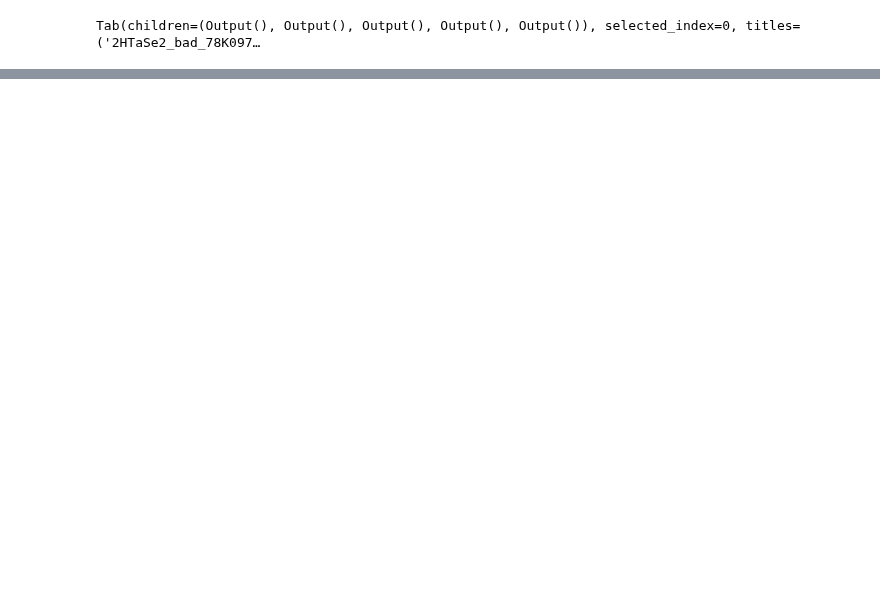
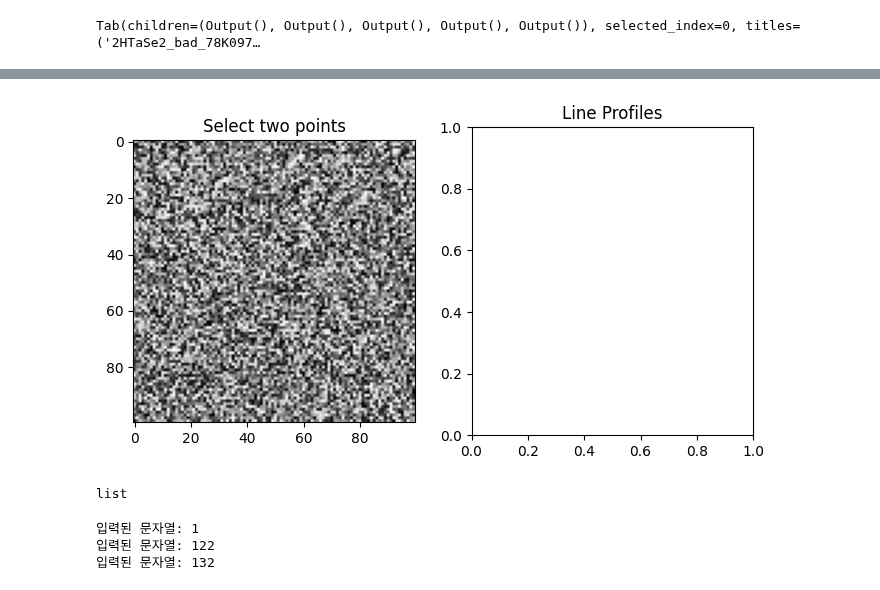
Before and after one commit to Potdooshami/2H_TaSe2_Tc_STM, a Jupyter notebook: fromCleaned.ipynb, the cells around one changed output, grey strips where cells are left out. Drawn from its saved outputs; the diff is of its cells as text; code cells hidden in the pictures; blank space fills up the shorter version.

```diff
--- a/fromCleaned.ipynb
+++ b/fromCleaned.ipynb
@@ -126,0 +241,42 @@ Tab(children=(Output(), Output(), Output(), Output(), Output()), selected_index=
+# %%
+import numpy as np
+import matplotlib.pyplot as plt
+from skimage.measure import profile_line
+
+# 예시 이미지
+img = np.random.rand(100, 100)
+
+fig, (ax1, ax2) = plt.subplots(1, 2, figsize=(8, 4))
+ax1.imshow(img, cmap='gray')
+ax1.set_title("Select two points")
+ax2.set_title("Line Profiles")
+
+coords = []
+
+def onclick(event):
+    if event.inaxes != ax1:
+        return
+    coords.append((event.xdata, event.ydata))
+
+    # 두 점이 선택되면 처리
+    if len(coords) == 2:
+        p0, p1 = coords
+
+        # 이미지 intensity profile 계산
+        profile = profile_line(img, p0, p1, mode='reflect')
+
+        # 오른쪽 그래프에 누적 추가
+        ax2.plot(profile, label=f"{p0} → {p1}")
+        ax2.legend(fontsize=8)
+
+        # 왼쪽 이미지에 라인 누적 추가
+        ax1.plot([p0[0], p1[0]], [p0[1], p1[1]],
+                 color='red', linewidth=2)
+
+        fig.canvas.draw_idle()
+        coords.clear()  # 다음 라인을 위해 초기화
+
+cid = fig.canvas.mpl_connect('button_press_event', onclick)
+plt.show()
+# %% [output]
+[figure, added]
@@ -126,0 +345,26 @@ Tab(children=(Output(), Output(), Output(), Output(), Output()), selected_index=
+# %%
+type(line_profiles)
+# %% [output]
+list
+# %%
+import matplotlib.pyplot as plt
+from matplotlib.widgets import TextBox
+
+fig, ax = plt.subplots()
+plt.subplots_adjust(bottom=0.2)  # 아래쪽에 공간 확보
+ax.plot([0, 1, 2], [0, 1, 0])
+
+# TextBox 위치: [left, bottom, width, height] (0~1 figure 좌표)
+axbox = plt.axes([0.2, 0.05, 0.6, 0.075])
+text_box = TextBox(axbox, "Input: ")
+
+def submit(text):
+    print(f"입력된 문자열: {text}")
+
+text_box.on_submit(submit)
+
+plt.show()
+# %% [output]
+입력된 문자열: 1
+입력된 문자열: 122
+입력된 문자열: 132
```
Also changed, not shown: parts of 17 cells of this notebook, 1 other file.
